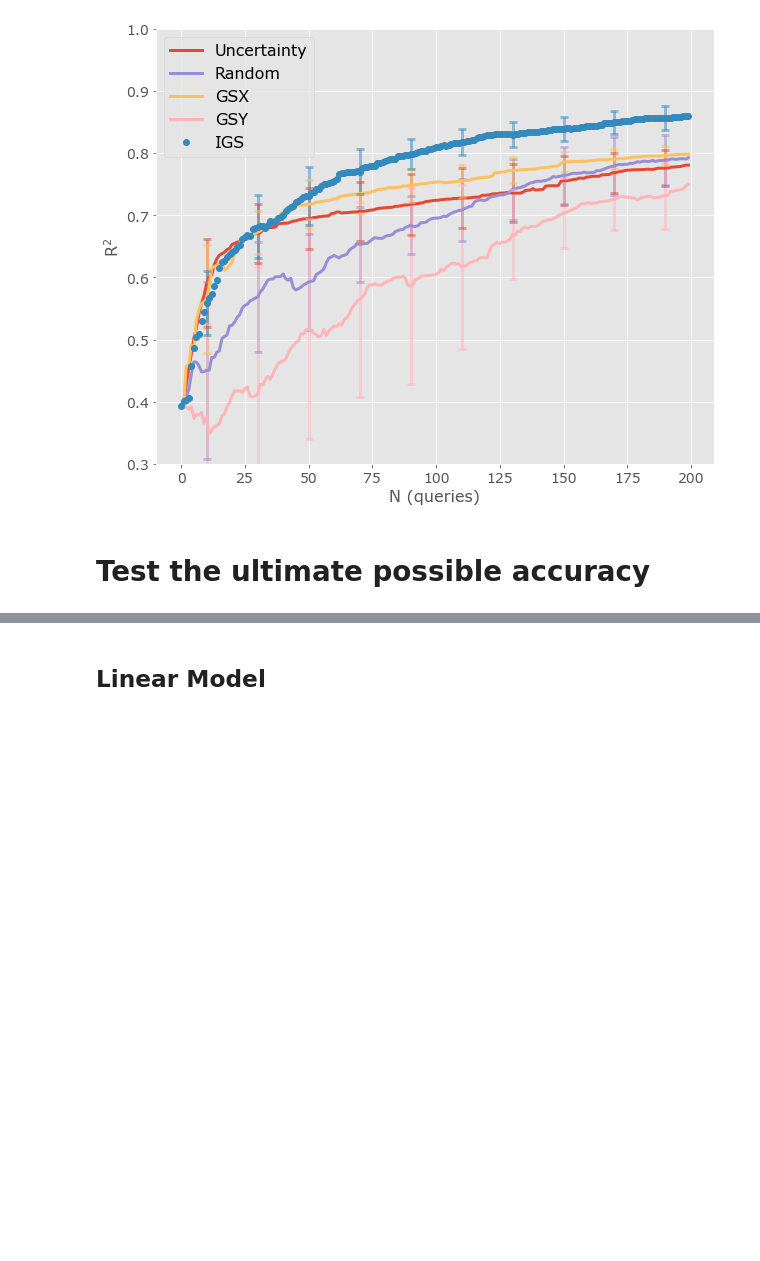
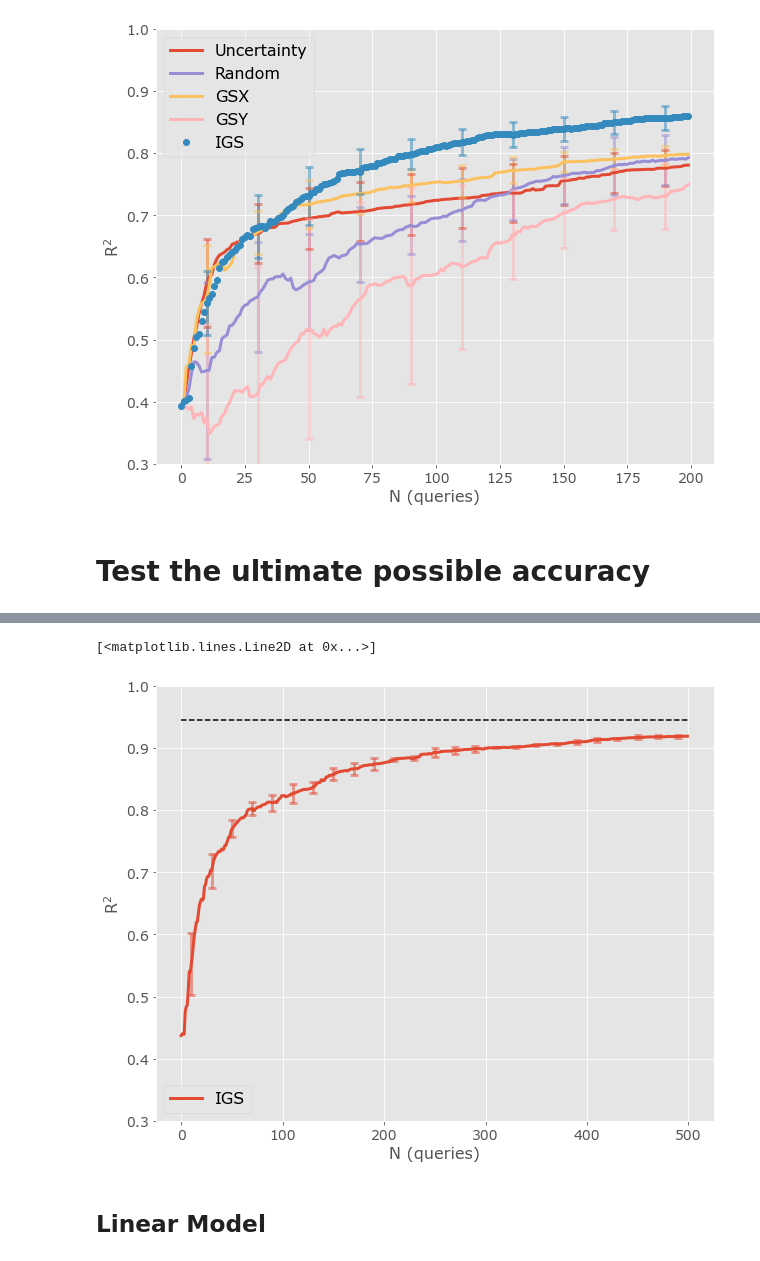
Before and after one commit to usnistgov/active-learning, a Jupyter notebook: active-learning-large.ipynb, the cells around one changed output, grey strips where cells are left out. Drawn from its saved outputs; the diff is of its cells as text; code cells hidden in the pictures; blank space fills up the shorter version.

```diff
--- a/active-learning-large.ipynb
+++ b/active-learning-large.ipynb
@@ -617,3 +585,19 @@ for pool_size in (0.88, 0.86, 0.84, 0.82, 0.80, 0.78, 0.76, 0.7, 0.6, 0.5, 0.4,
+# %%
+learners_gp = dict(
+#    uncertainty=(query_uncertainty, make_gp_model_matern),
+#    random=(query_random, make_gp_model_matern),
+#    gsx=(gsx_query, make_gp_model_matern),
+#    gsy=(gsy_query, make_gp_model_matern),
+    igs=(igs_query, make_gp_model_matern)
+)
+
+output = run_multiple(x_data_pca, y_data, (0.895, 0.1), learners_gp, 500, 5, 1)
+# %%
+ax = plot_scores(output)
+ax.plot([0, 500], [0.9458, 0.9458], 'k--')
+# %% [output]
+[<matplotlib.lines.Line2D at 0x...>]
+[figure, added]
 # %% [markdown]
 ## Linear Model
 # %%
```
Also changed, not shown: parts of 8 cells of this notebook.
